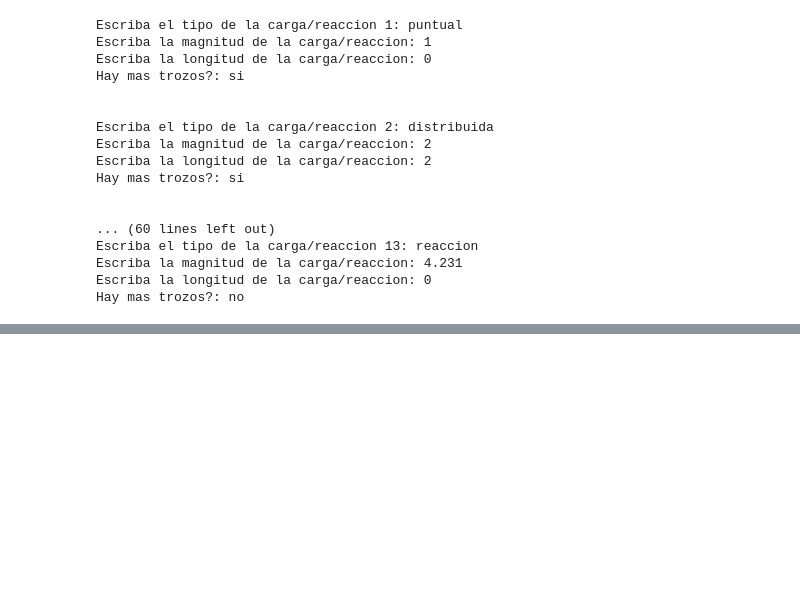
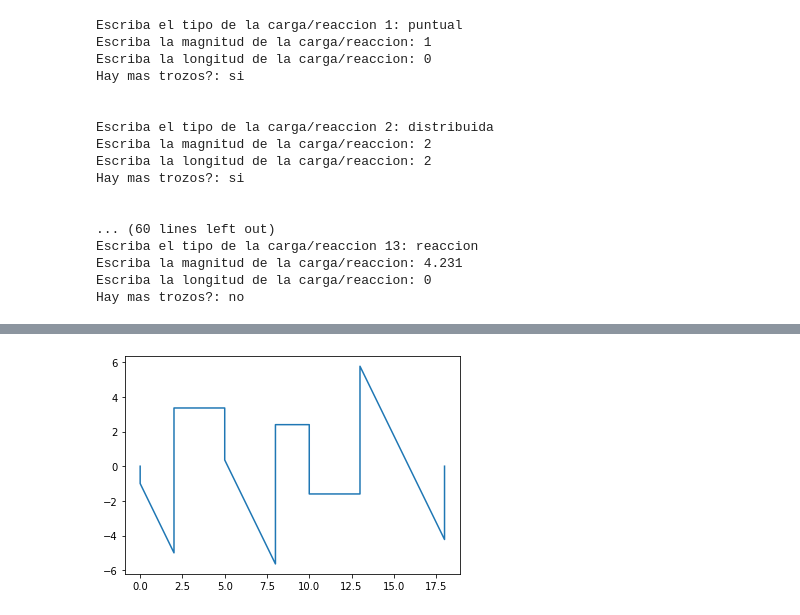
Before and after one commit to mcuscagua/Analisis_Estructural, a Jupyter notebook: Solucionador de Vigas.ipynb, the cells around one changed output, grey strips where cells are left out. Cells and saved outputs as stored; diff of their text form; code cells hidden in the pictures; blank space fills up the shorter version.

```diff
--- a/Solucionador de Vigas.ipynb
+++ b/Solucionador de Vigas.ipynb
@@ -800,15 +800,15 @@ for i in range(len(Graficas.tipo)):
         Ltotal += Graficas.longitud[i]
 
     if Graficas.tipo[i] == "triangular":
-        ref += -Graficas.magnitud[i]
+        ref += -0.5 * Graficas.magnitud[i] * Graficas.longitud[i]
         Ltotal += Graficas.longitud[i]
 
     if Graficas.tipo[i] == "reaccion":
-        ref += -Graficas.magnitud[i]
+        ref += Graficas.magnitud[i]
         Ltotal += Graficas.longitud[i]
 
     if Graficas.tipo[i] == "nada":
-        ref += -Graficas.magnitud[i]
+        ref += Graficas.magnitud[i]
         Ltotal += Graficas.longitud[i]
 
     Y.append(ref)
@@ -817,0 +837,6 @@ for i in range(len(Graficas.tipo)):
+# %%
+plt.figure()
+plt.plot(X, Y)
+plt.show()
+# %% [output]
+[figure, added]
```
Also changed, not shown: parts of 3 cells of this notebook.
